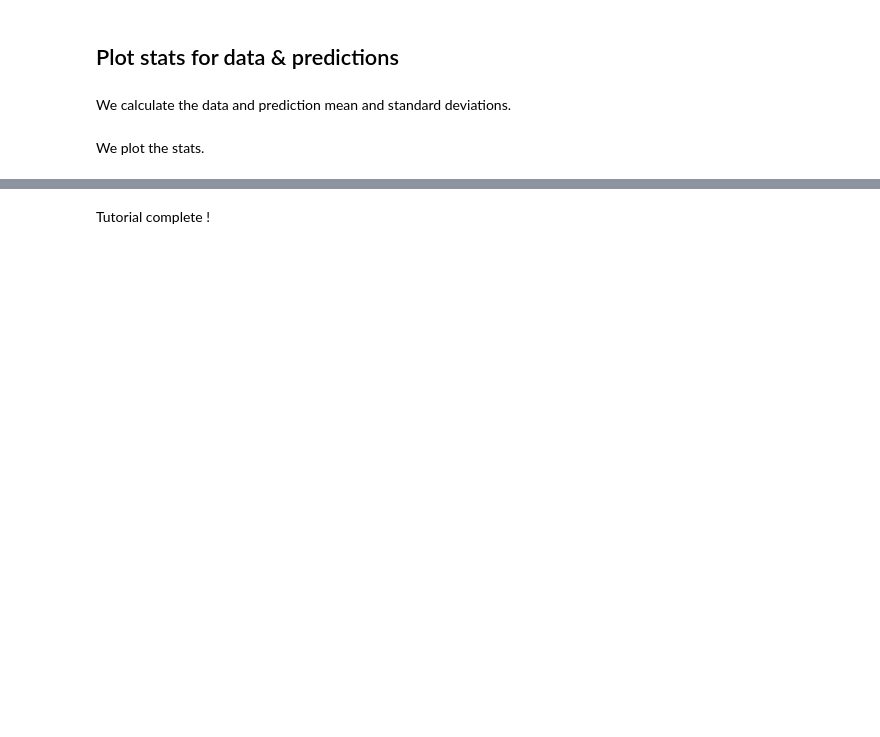
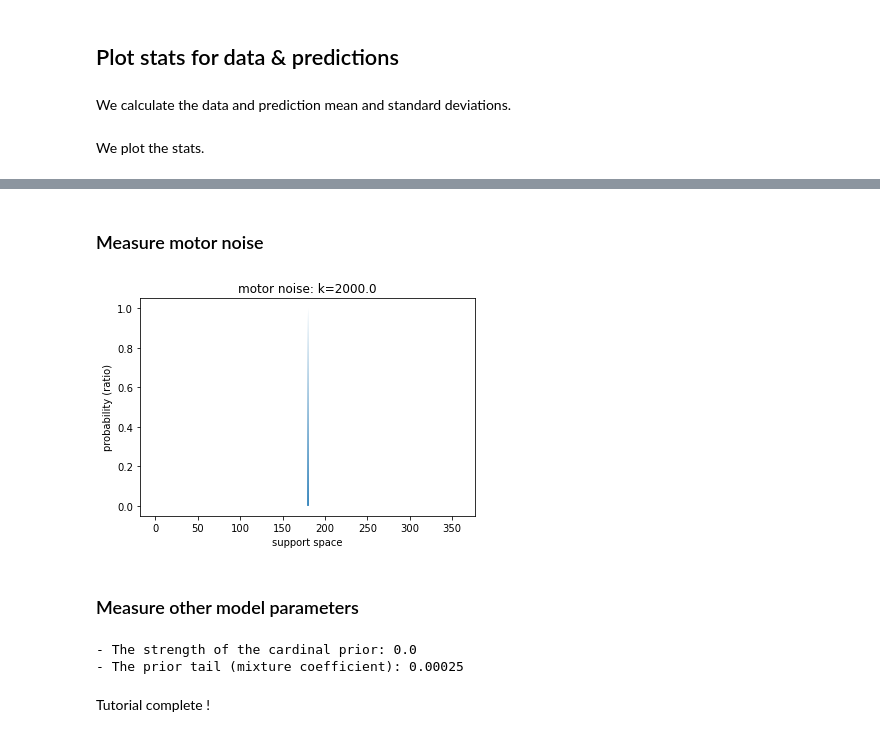
Before and after one commit to inference-org/bsfit, a Jupyter notebook: tutorials/standard_bayes/fit.ipynb, the cells around one changed output, grey strips where cells are left out. Saved outputs shown, nothing was run; the diff lists cells and outputs as text; code cells hidden in the pictures; blank space fills up the shorter version.

```diff
--- a/tutorials/standard_bayes/fit.ipynb
+++ b/tutorials/standard_bayes/fit.ipynb
@@ -127,2 +199,21 @@ plot_mean(
+# %% [markdown]
+### Measure motor noise
+# %%
+# plot prior
+k_m = model.best_fit_p.tolist()[8]
+plot_von_mises(support_space, k_m);
+plt.title(f"motor noise: k={k_m}");
+plt.ylabel("probability (ratio)");
+plt.xlabel("support space");
+# %% [output]
+[figure, added]
+# %% [markdown]
+### Measure other model parameters
+# %%
+print("- The strength of the cardinal prior:", model.best_fit_p.tolist()[6])
+print("- The prior tail (mixture coefficient):", model.best_fit_p.tolist()[7])
+# %% [output]
+- The strength of the cardinal prior: 0.0
+- The prior tail (mixture coefficient): 0.00025
 # %% [markdown]
 Tutorial complete !
```
Also changed, not shown: parts of 14 cells of this notebook.
